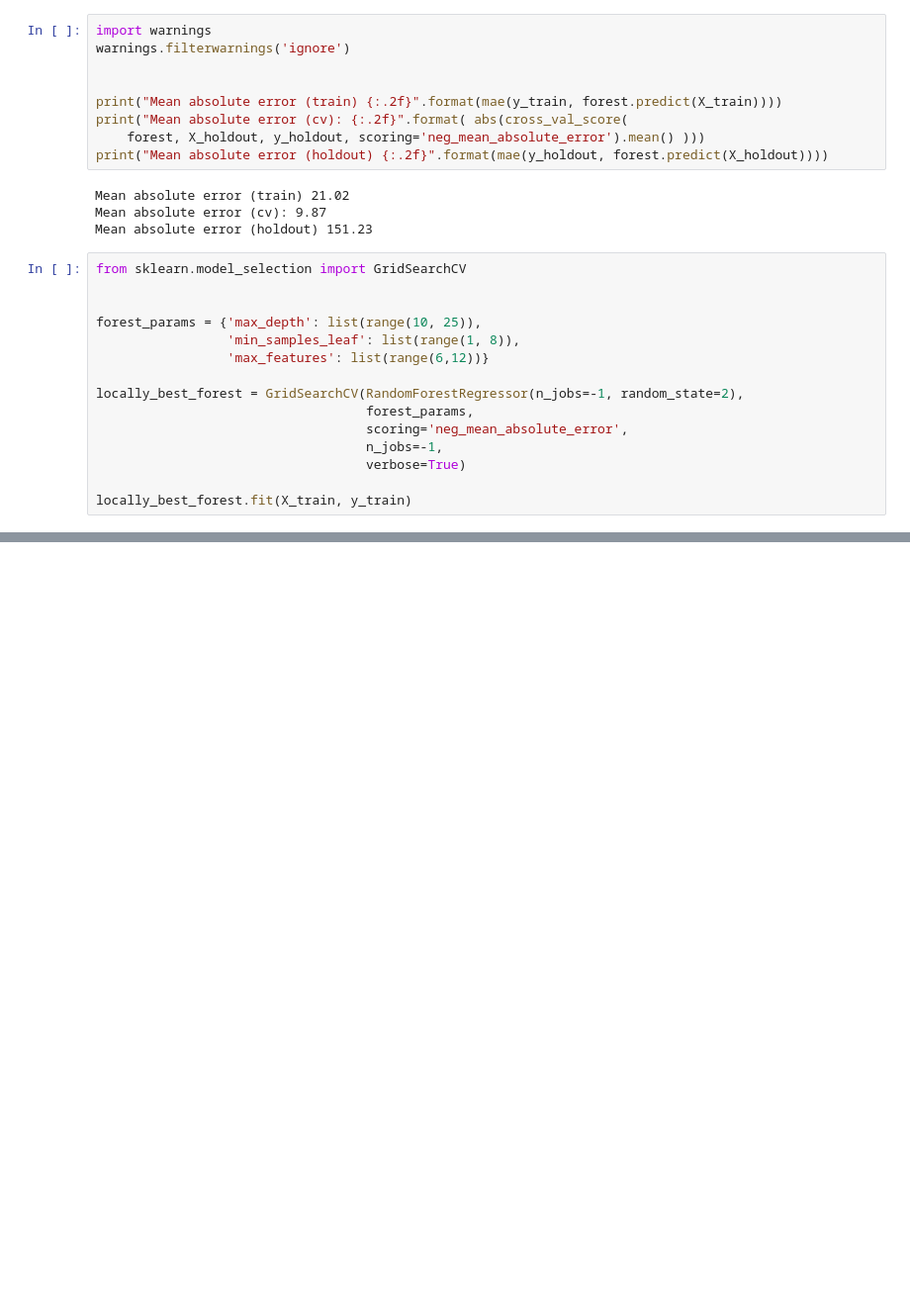
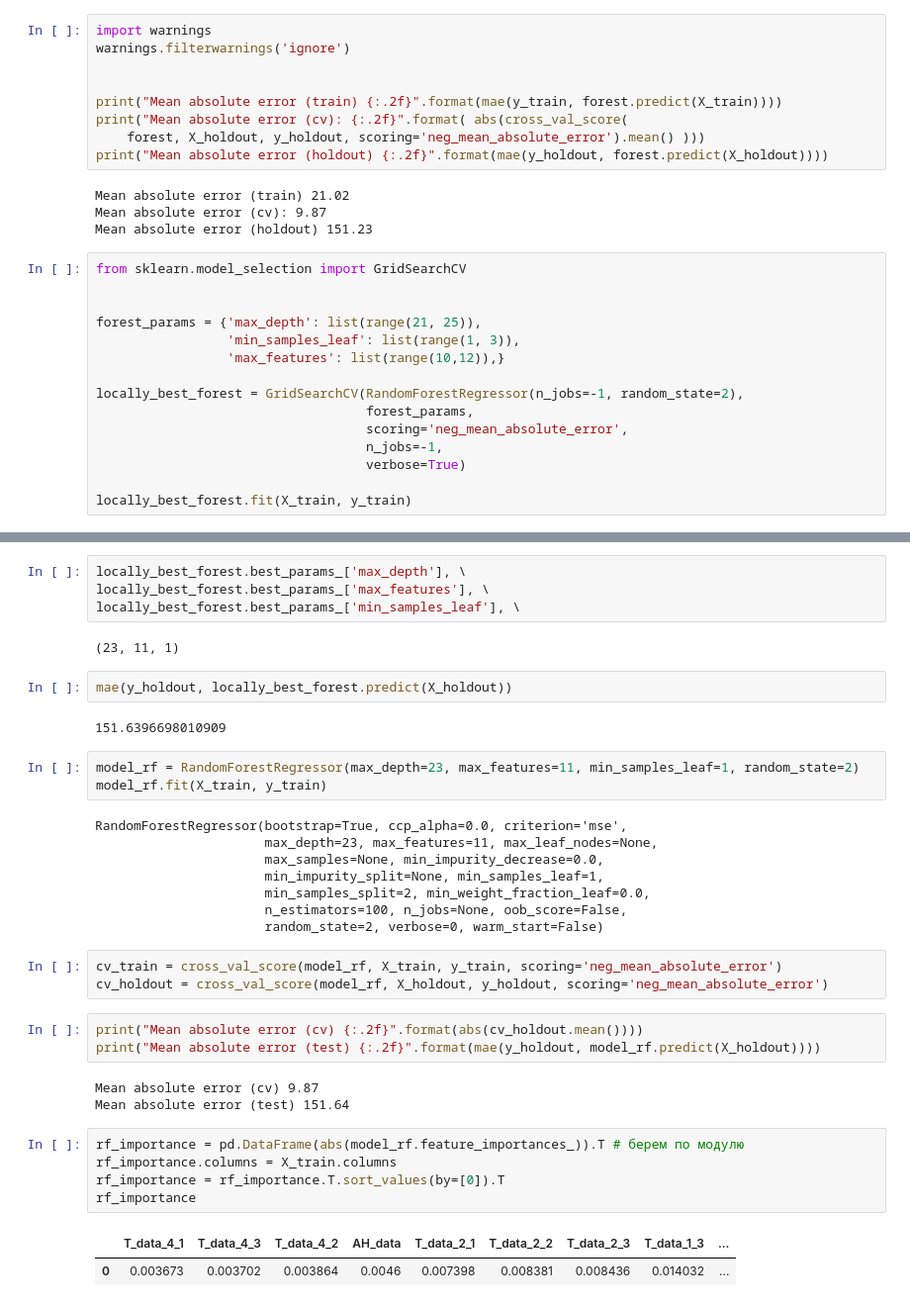
Before and after one commit to IamSVP94/SEVERSTAL_task, a Jupyter notebook: REPORT.ipynb, the cells around one changed output, grey strips where cells are left out. Shown: that part at 99% size. Drawn from its saved outputs; the diff is of its cells as text; blank space fills up the shorter version.

```diff
--- a/REPORT.ipynb
+++ b/REPORT.ipynb
@@ -287,9 +289,9 @@ Mean absolute error (holdout) 151.23
 from sklearn.model_selection import GridSearchCV
 
 
-forest_params = {'max_depth': list(range(10, 25)),
-                 'min_samples_leaf': list(range(1, 8)),
-                 'max_features': list(range(6,12))}
+forest_params = {'max_depth': list(range(21, 25)),
+                 'min_samples_leaf': list(range(1, 3)),
+                 'max_features': list(range(10,12)),}
 
 locally_best_forest = GridSearchCV(RandomForestRegressor(n_jobs=-1, random_state=2),
                                    forest_params,
@@ -310,0 +336,38 @@ locally_best_forest.best_params_, locally_best_forest.best_score_
+# %%
+locally_best_forest.best_params_['max_depth'], \
+locally_best_forest.best_params_['max_features'], \
+locally_best_forest.best_params_['min_samples_leaf'], \
+# %% [output]
+(23, 11, 1)
+# %%
+mae(y_holdout, locally_best_forest.predict(X_holdout))
+# %% [output]
+151.6396698010909
+# %%
+model_rf = RandomForestRegressor(max_depth=23, max_features=11, min_samples_leaf=1, random_state=2)
+model_rf.fit(X_train, y_train)
+# %% [output]
+RandomForestRegressor(bootstrap=True, ccp_alpha=0.0, criterion='mse',
+                      max_depth=23, max_features=11, max_leaf_nodes=None,
+                      max_samples=None, min_impurity_decrease=0.0,
+                      min_impurity_split=None, min_samples_leaf=1,
+                      min_samples_split=2, min_weight_fraction_leaf=0.0,
+                      n_estimators=100, n_jobs=None, oob_score=False,
+                      random_state=2, verbose=0, warm_start=False)
+# %%
+cv_train = cross_val_score(model_rf, X_train, y_train, scoring='neg_mean_absolute_error')
+cv_holdout = cross_val_score(model_rf, X_holdout, y_holdout, scoring='neg_mean_absolute_error')
+# %%
+print("Mean absolute error (cv) {:.2f}".format(abs(cv_holdout.mean())))
+print("Mean absolute error (test) {:.2f}".format(mae(y_holdout, model_rf.predict(X_holdout))))
+# %% [output]
+Mean absolute error (cv) 9.87
+Mean absolute error (test) 151.64
+# %%
+rf_importance = pd.DataFrame(abs(model_rf.feature_importances_)).T # берем по модулю
+rf_importance.columns = X_train.columns
+rf_importance = rf_importance.T.sort_values(by=[0]).T
+rf_importance
+# %% [output]
+|  | T_data_4_1 | T_data_4_3 | T_data_4_2 | AH_data | T_data_2_1 | T_data_2_2 | T_data_2_3 | T_data_1_3 | ... |
+| 0 | 0.003673 | 0.003702 | 0.003864 | 0.0046 | 0.007398 | 0.008381 | 0.008436 | 0.014032 | ... |
```
Also changed, not shown: parts of 5 cells of this notebook.
